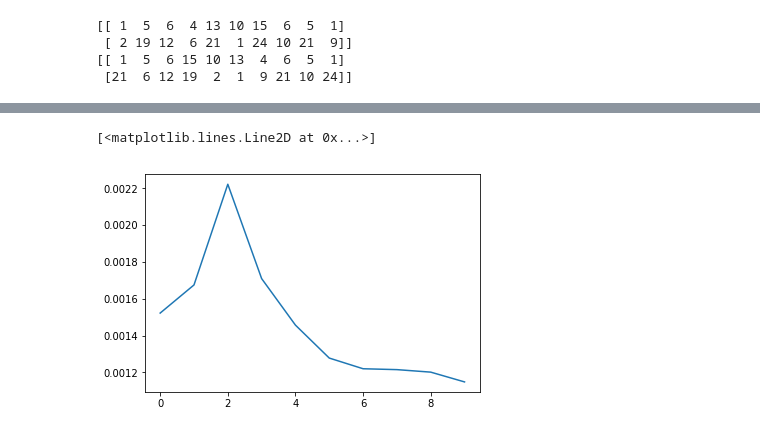
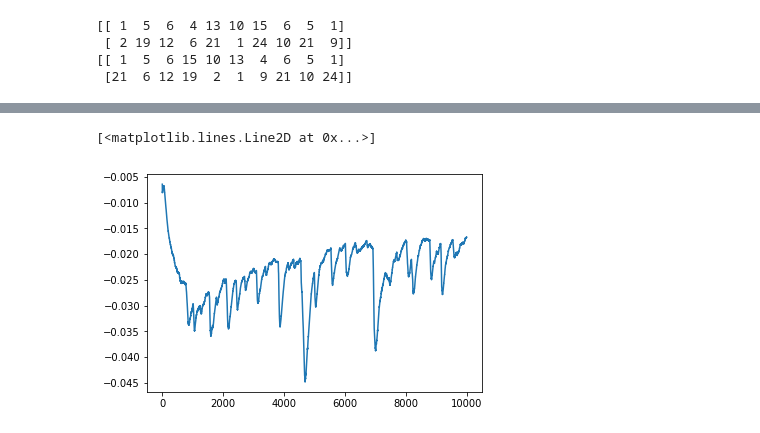
Before and after one commit to varenick/decoder-training-strategies, a Jupyter notebook: revert_words_pytorch.ipynb, the cells around one changed output, grey strips where cells are left out. Cells and saved outputs as stored; diff of their text form; code cells hidden in the pictures.

Commit message:
Experiments on small batch with argmax baseline. Comments on results

```diff
--- a/revert_words_pytorch.ipynb
+++ b/revert_words_pytorch.ipynb
@@ -596,7 +621,7 @@ plt.legend(strategies)
 # %%
 av_advantage =  np.array(av_advantage)
 # %%
-plt.plot(running_average(list(av_advantage[:, 15])))
+plt.plot(running_average(list(np.min(av_advantage_argmax, axis=1))))
 # %% [output]
 [<matplotlib.lines.Line2D at 0x...>]
-[figure, old version]
+[figure, new version]
```
Also changed, not shown: parts of 15 cells of this notebook, 1 other file.
